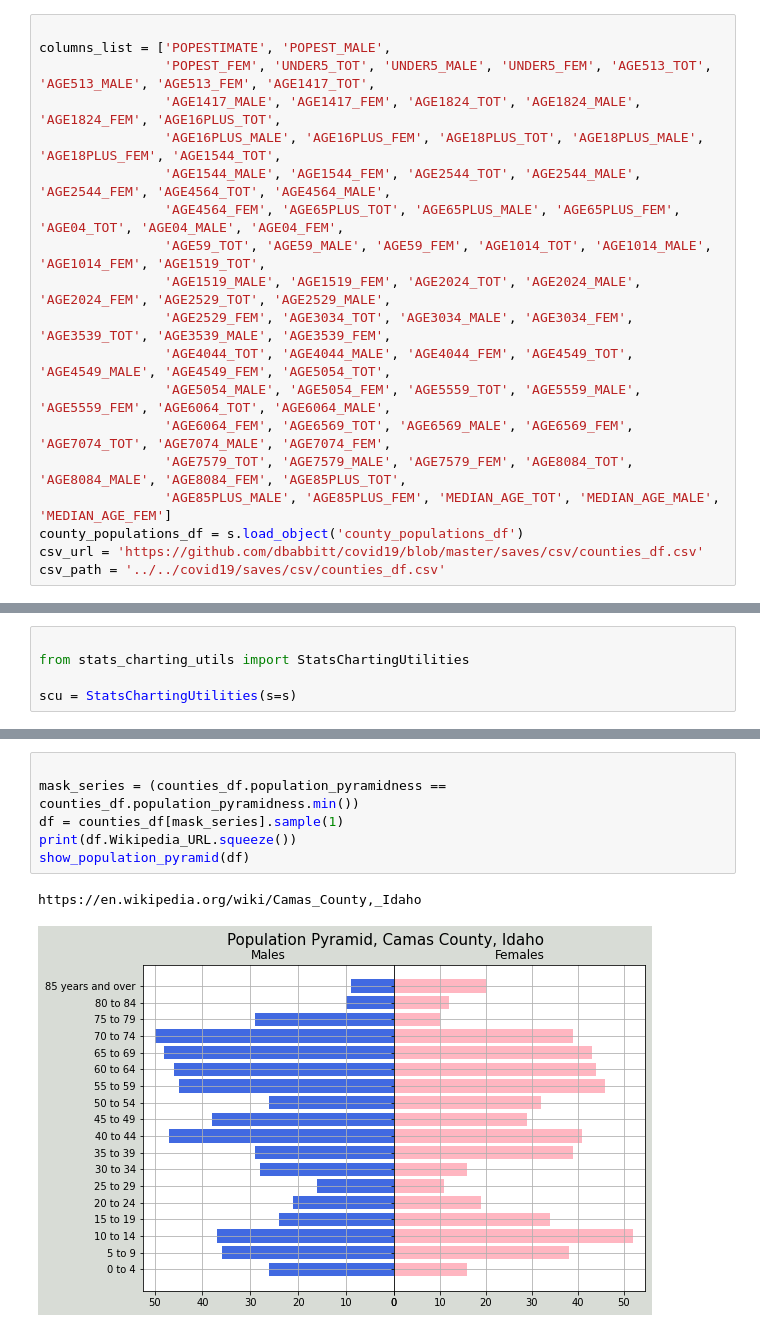
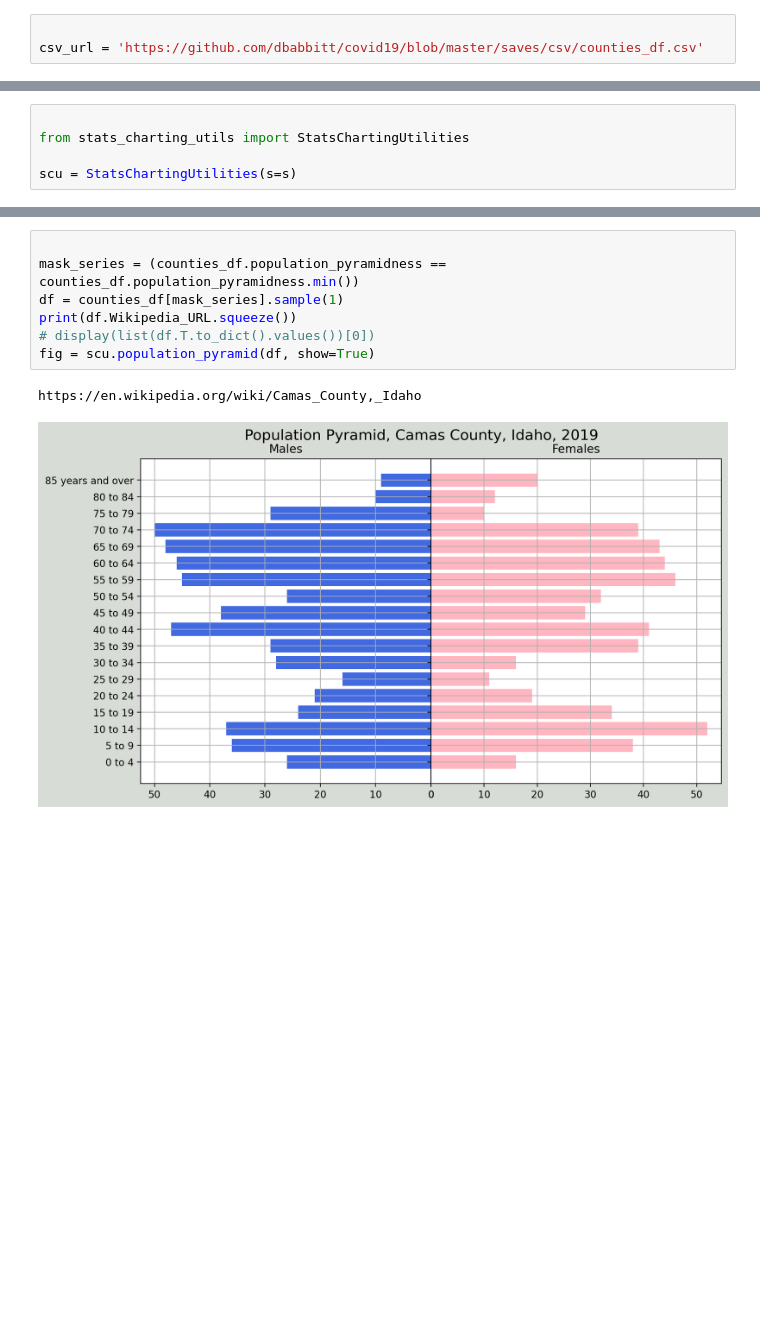
Before and after one commit to dbabbitt/StatsByCountry, a Jupyter notebook: lineplots/Age Population by US County.ipynb, the cells around one changed output, grey strips where cells are left out. Saved outputs shown, nothing was run; the diff lists cells and outputs as text; blank space fills up the shorter version.

```diff
--- a/lineplots/Age Population by US County.ipynb
+++ b/lineplots/Age Population by US County.ipynb
@@ -214,19 +192,3 @@ show_population_pyramid(county_populations_df.sample(1))
 # %%
 
-columns_list = ['POPESTIMATE', 'POPEST_MALE',
-                'POPEST_FEM', 'UNDER5_TOT', 'UNDER5_MALE', 'UNDER5_FEM', 'AGE513_TOT', 'AGE513_MALE', 'AGE513_FEM', 'AGE1417_TOT',
-                'AGE1417_MALE', 'AGE1417_FEM', 'AGE1824_TOT', 'AGE1824_MALE', 'AGE1824_FEM', 'AGE16PLUS_TOT',
-                'AGE16PLUS_MALE', 'AGE16PLUS_FEM', 'AGE18PLUS_TOT', 'AGE18PLUS_MALE', 'AGE18PLUS_FEM', 'AGE1544_TOT',
-                'AGE1544_MALE', 'AGE1544_FEM', 'AGE2544_TOT', 'AGE2544_MALE', 'AGE2544_FEM', 'AGE4564_TOT', 'AGE4564_MALE',
-                'AGE4564_FEM', 'AGE65PLUS_TOT', 'AGE65PLUS_MALE', 'AGE65PLUS_FEM', 'AGE04_TOT', 'AGE04_MALE', 'AGE04_FEM',
-                'AGE59_TOT', 'AGE59_MALE', 'AGE59_FEM', 'AGE1014_TOT', 'AGE1014_MALE', 'AGE1014_FEM', 'AGE1519_TOT',
-                'AGE1519_MALE', 'AGE1519_FEM', 'AGE2024_TOT', 'AGE2024_MALE', 'AGE2024_FEM', 'AGE2529_TOT', 'AGE2529_MALE',
-                'AGE2529_FEM', 'AGE3034_TOT', 'AGE3034_MALE', 'AGE3034_FEM', 'AGE3539_TOT', 'AGE3539_MALE', 'AGE3539_FEM',
-                'AGE4044_TOT', 'AGE4044_MALE', 'AGE4044_FEM', 'AGE4549_TOT', 'AGE4549_MALE', 'AGE4549_FEM', 'AGE5054_TOT',
-                'AGE5054_MALE', 'AGE5054_FEM', 'AGE5559_TOT', 'AGE5559_MALE', 'AGE5559_FEM', 'AGE6064_TOT', 'AGE6064_MALE',
-                'AGE6064_FEM', 'AGE6569_TOT', 'AGE6569_MALE', 'AGE6569_FEM', 'AGE7074_TOT', 'AGE7074_MALE', 'AGE7074_FEM',
-                'AGE7579_TOT', 'AGE7579_MALE', 'AGE7579_FEM', 'AGE8084_TOT', 'AGE8084_MALE', 'AGE8084_FEM', 'AGE85PLUS_TOT',
-                'AGE85PLUS_MALE', 'AGE85PLUS_FEM', 'MEDIAN_AGE_TOT', 'MEDIAN_AGE_MALE', 'MEDIAN_AGE_FEM']
-county_populations_df = s.load_object('county_populations_df')
 csv_url = 'https://github.com/dbabbitt/covid19/blob/master/saves/csv/counties_df.csv'
-csv_path = '../../covid19/saves/csv/counties_df.csv'
@@ -1094,12 +990,13 @@ NameError: name 'pd' is not defined
 # %%
 
 mask_series = (counties_df.population_pyramidness == counties_df.population_pyramidness.min())
 df = counties_df[mask_series].sample(1)
 print(df.Wikipedia_URL.squeeze())
-show_population_pyramid(df)
+# display(list(df.T.to_dict().values())[0])
+fig = scu.population_pyramid(df, show=True)
 # %% [output]
 https://en.wikipedia.org/wiki/Camas_County,_Idaho
-[figure, old version]
+[figure, new version]
 # %%
 
 mask_series = (counties_df.County_Name == 'Coconino County')
```
Also changed, not shown: parts of 43 cells of this notebook, 16 other files.
